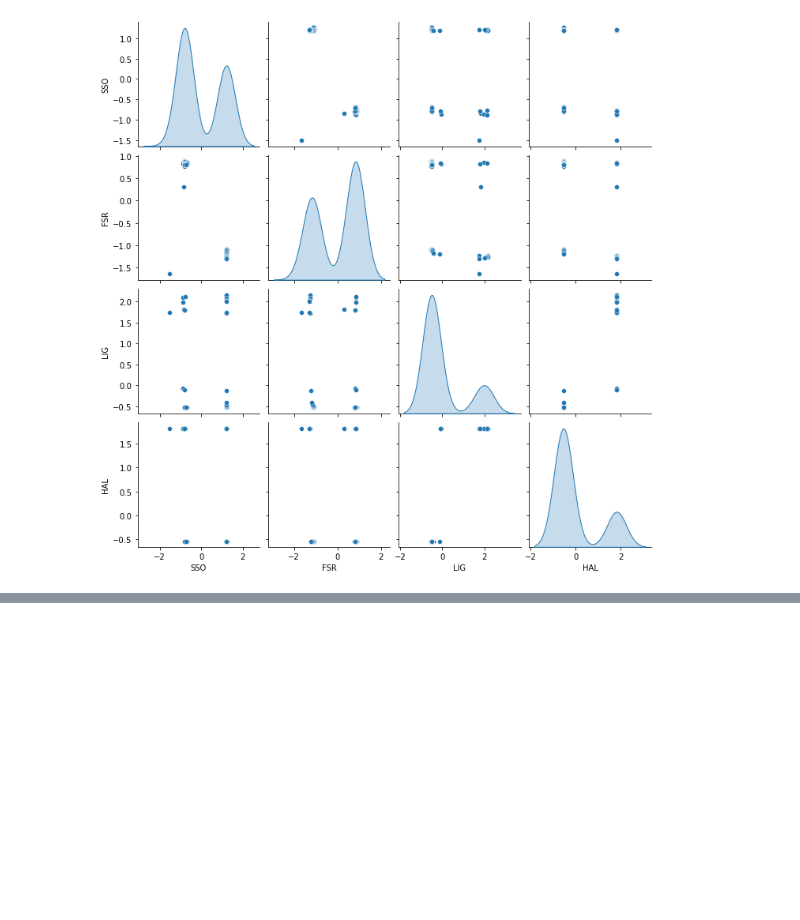
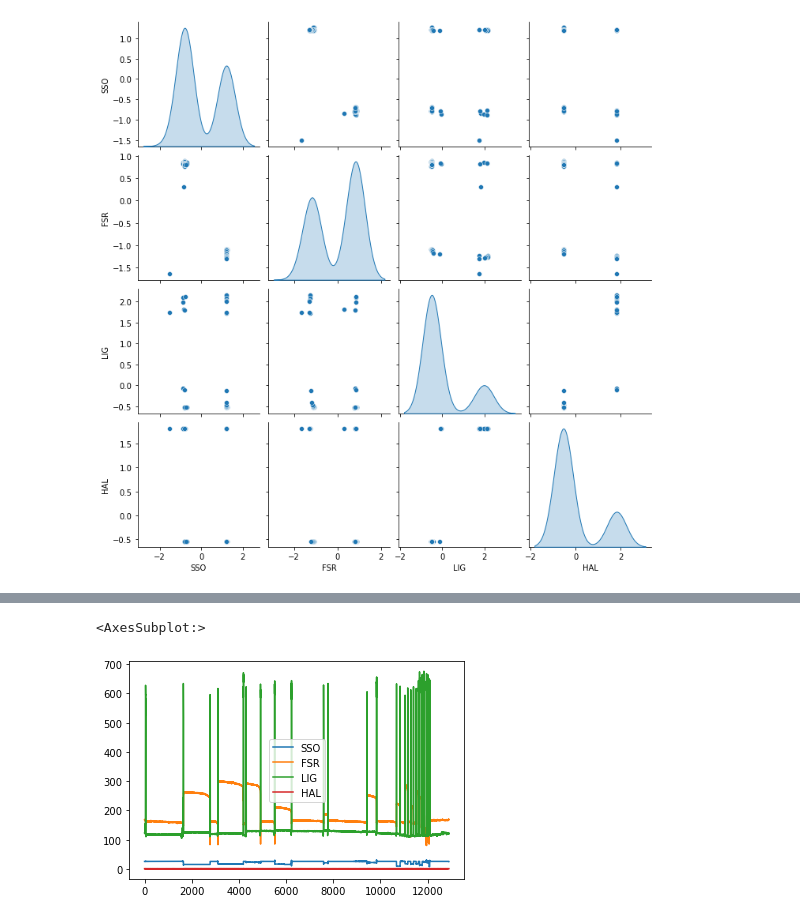
Before and after one commit to WhiteHyun/Lab, a Jupyter notebook: thesis/graph.ipynb, the cells around one changed output, grey strips where cells are left out. Saved outputs shown, nothing was run; the diff lists cells and outputs as text; code cells hidden in the pictures; blank space fills up the shorter version.

```diff
--- a/thesis/graph.ipynb
+++ b/thesis/graph.ipynb
@@ -44,0 +52,3 @@ sns.pairplot(normalization_df, diag_kind="kde")
+# %%
+new_dataset = pd.read_csv("./senval_new.csv")
+new_dataset
@@ -44,0 +69,6 @@ sns.pairplot(normalization_df, diag_kind="kde")
+# %%
+sensor_df = new_dataset.iloc[:, [3, 4, 5, 6]]
+sensor_df.plot()
+# %% [output]
+<AxesSubplot:>
+[figure, added]
```
Also changed, not shown: parts of 24 cells of this notebook, 1 other file.
